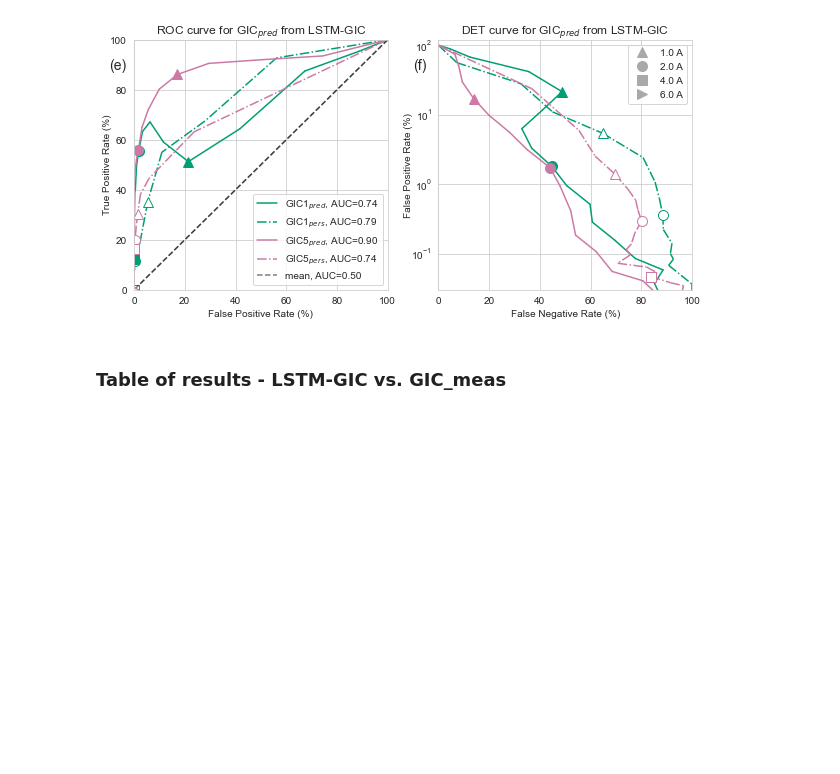
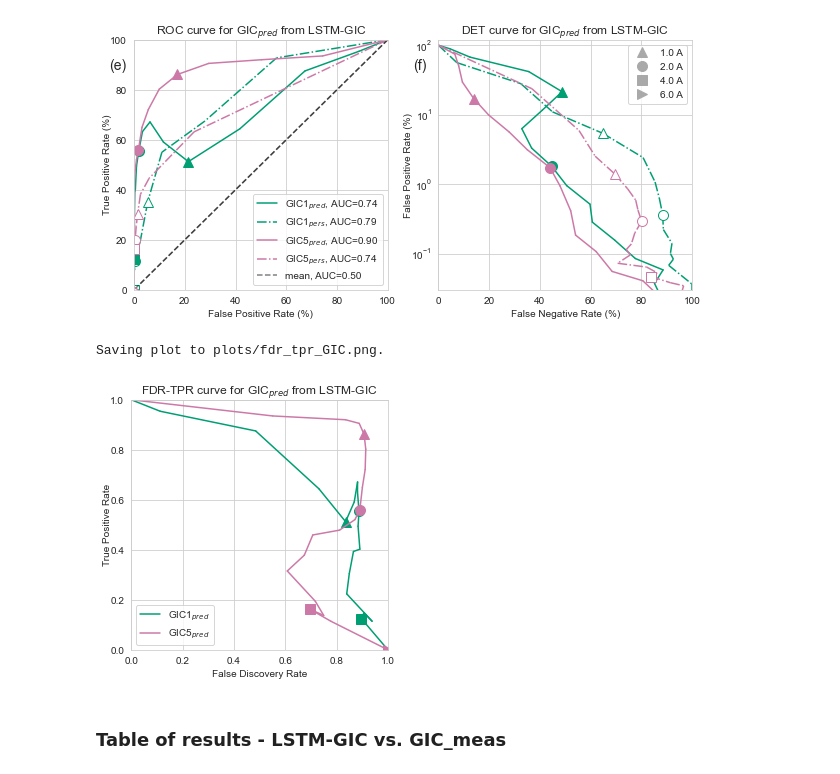
Before and after one commit to bairaelyn/SOLARWIND2GIC, a Jupyter notebook: 5_ModelEvaluation.ipynb, the cells around one changed output. Cells and saved outputs as stored; diff of their text form; code cells hidden in the pictures; blank space fills up the shorter version.

```diff
--- a/5_ModelEvaluation.ipynb
+++ b/5_ModelEvaluation.ipynb
@@ -545,6 +782,14 @@ plot_roc_det_curves(GIC5_meas, max_E_level=8, step_level=step_level, label_str='
 # %% [output]
 Saving plot to plots/roc_det_GIC.png.
 [figure]
+# %%
+axes = plot_fdr_tpr_curve(GIC1_meas, max_E_level=8, step_level=step_level, label_str='GIC1',
+                          marker_points=marker_points, c=c_SS1, return_axes=True)
+plot_fdr_tpr_curve(GIC5_meas, max_E_level=8, step_level=step_level, label_str='GIC5', axes=axes,
+                   title_str='GIC$_{pred}$ from LSTM-GIC', marker_points=marker_points, c=c_SS5, savestr='GIC')
+# %% [output]
+Saving plot to plots/fdr_tpr_GIC.png.
+[figure, added]
 # %% [markdown]
 ### Table of results - LSTM-GIC vs. GIC_meas
 # %%
```
Also changed, not shown: parts of 7 cells of this notebook, 1 other file.
